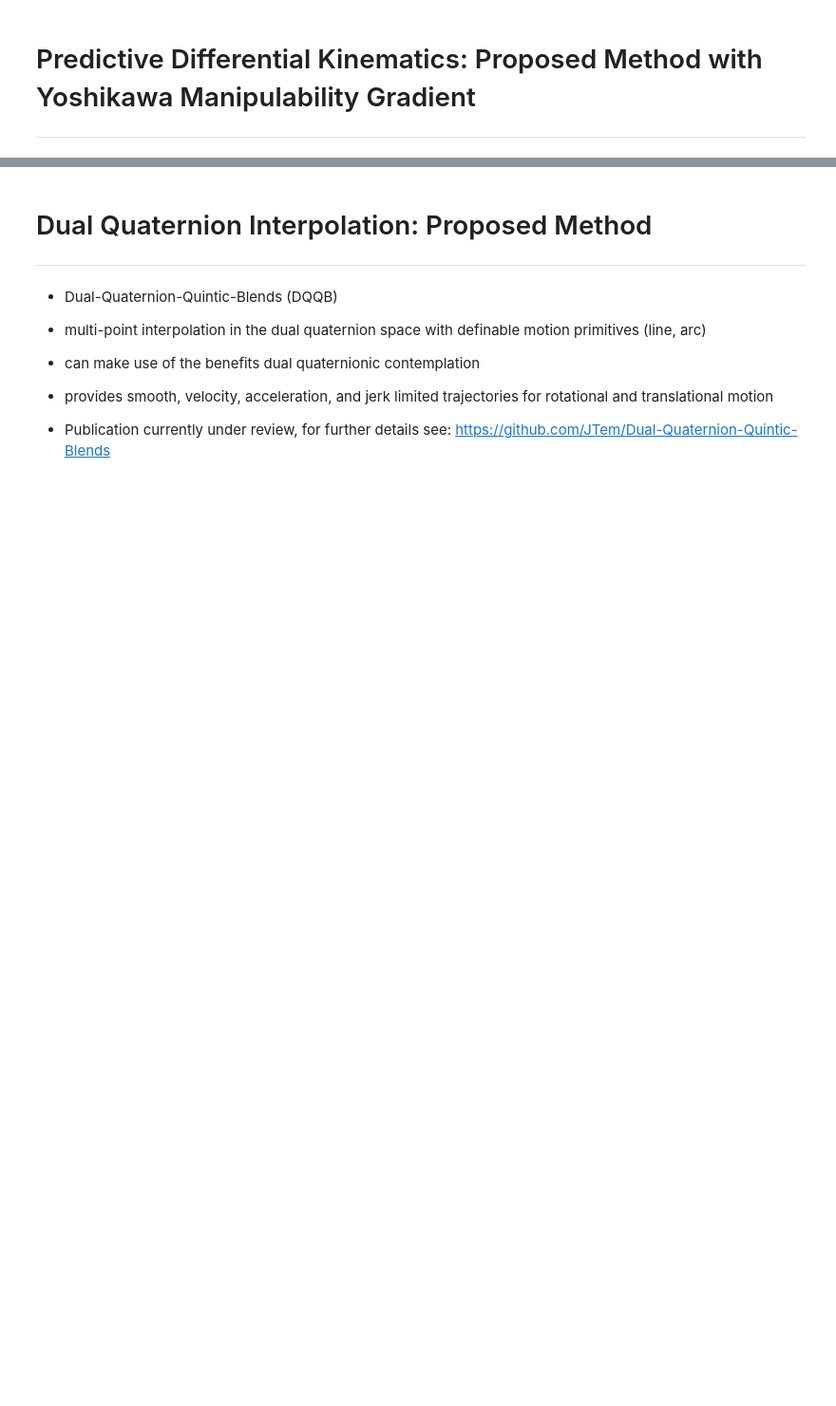
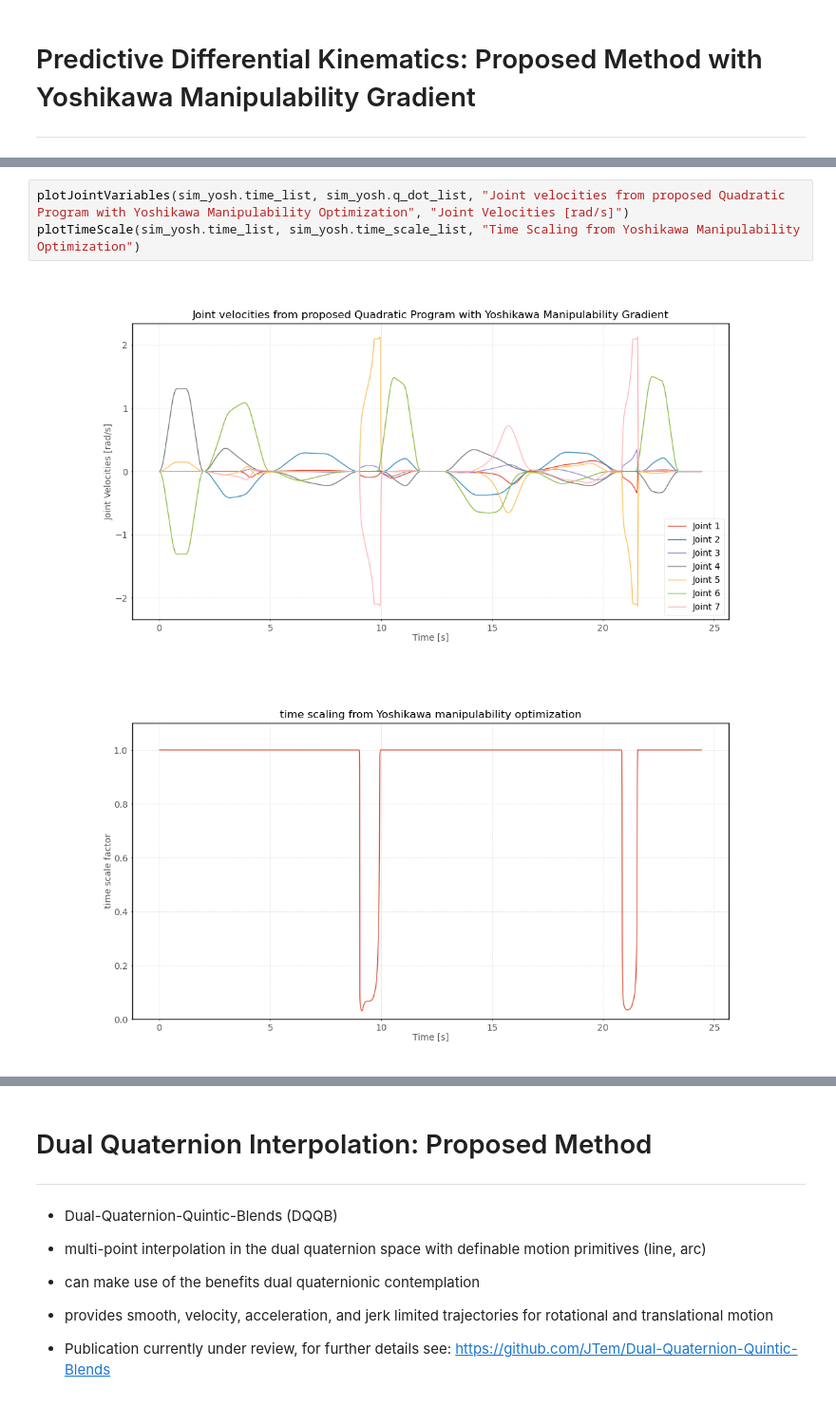
Before and after one commit to JTem/Masterthesis, a Jupyter notebook: colloquium.ipynb, the cells around one changed output, grey strips where cells are left out. Shown at 95% size. Saved outputs shown, nothing was run; the diff lists cells and outputs as text; blank space fills up the shorter version.

```diff
--- a/colloquium.ipynb
+++ b/colloquium.ipynb
@@ -581 +581,7 @@ plotTimeScale(sim_yosh.time_list, sim_yosh.time_scale_list, "time scaling from p
+# %%
+plotJointVariables(sim_yosh.time_list, sim_yosh.q_dot_list, "Joint velocities from proposed Quadratic Program with Yoshikawa Manipulability Optimization", "Joint Velocities [rad/s]")
+plotTimeScale(sim_yosh.time_list, sim_yosh.time_scale_list, "Time Scaling from Yoshikawa Manipulability Optimization")
+# %% [output]
+[figure, added]
+[figure, added]
 # %% [markdown]
```
Also changed, not shown: parts of 14 cells of this notebook, 4 other files.
